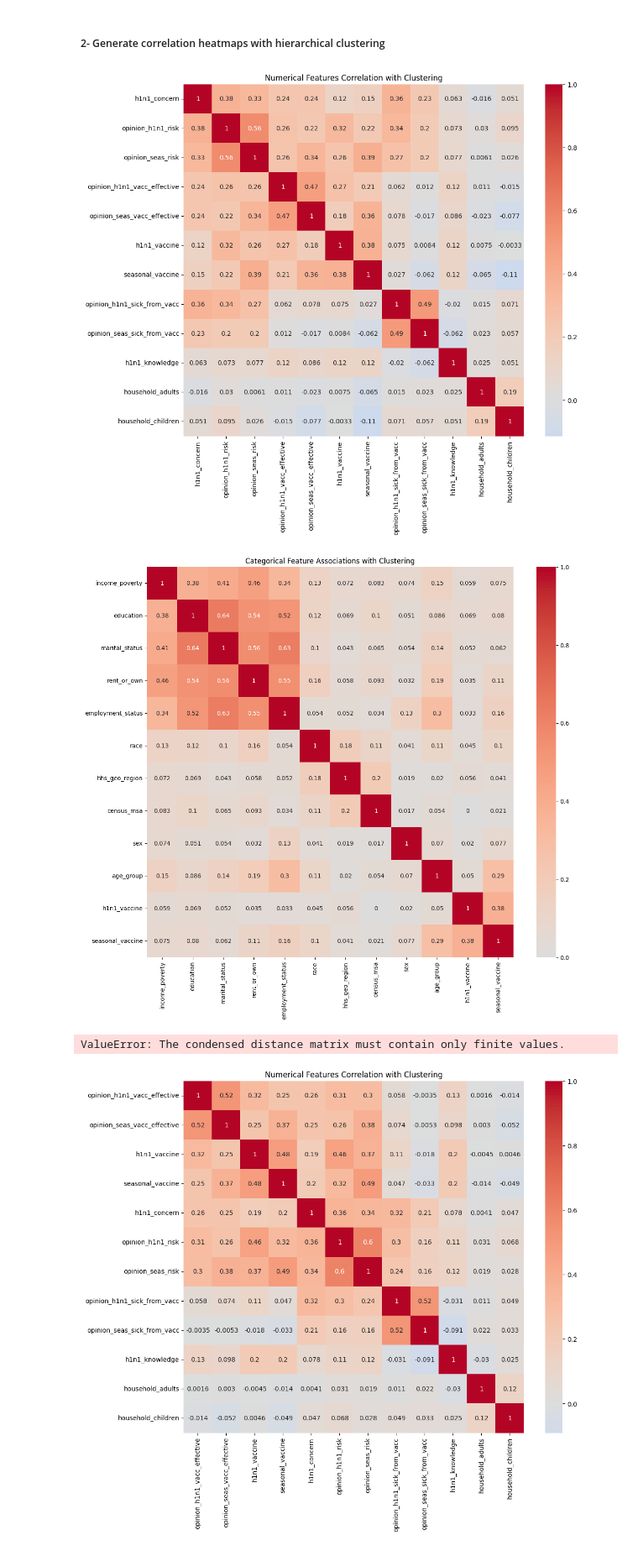
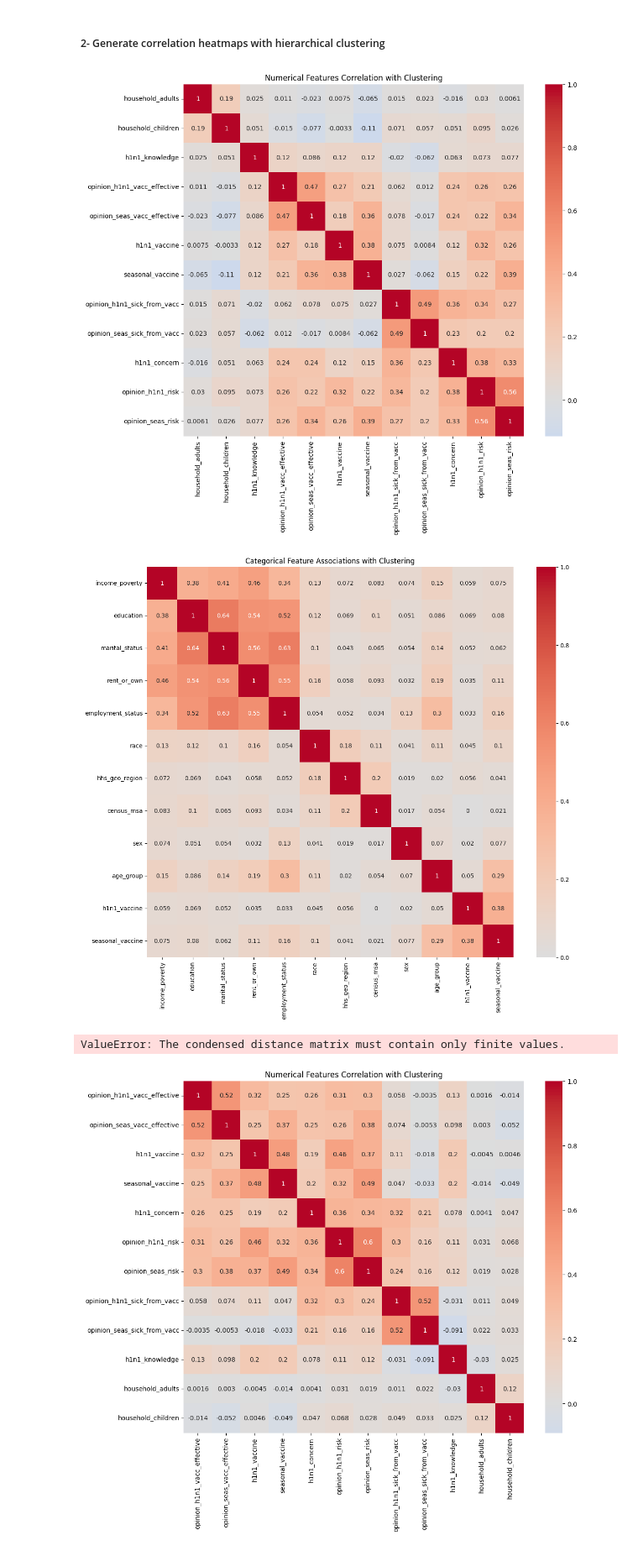
Before and after one commit to gulnamo01/Project-A_Data-Circle, a Jupyter notebook: notebooks/yahya_eda.ipynb, the cells around one changed output. Shown at 84% size. Cells and saved outputs as stored; diff of their text form; code cells hidden in the pictures.

```diff
--- a/notebooks/yahya_eda.ipynb
+++ b/notebooks/yahya_eda.ipynb
@@ -412,8 +426,3 @@ h1n1_knowledge
 3.0     1747
 Name: count, dtype: int64
 ------------------------------
-# %%
-#Check how many unique values do the variables have
-for col in float_cols:
-    unique_vals = train_data[col].nunique()
-    print(f"{col}: {unique_vals} unique values")
@@ -521,0 +715,28 @@ Summary for outliers analysis:
+# %%
+import seaborn as sns
+import matplotlib.pyplot as plt
+
+def plot_heatmap(data, index_var, column_var, vaccine_col='h1n1_vaccine'):
+    pivot = data.pivot_table(index=index_var, columns=column_var, values=vaccine_col, aggfunc='mean')
+
+    plt.figure(figsize=(10, 6))
+    sns.heatmap(pivot, annot=True, fmt=".2f", cmap='YlGnBu', cbar_kws={'label': f'{vaccine_col.replace("_", " ").title()} Rate'})
+    plt.title(f'{vaccine_col.replace("_", " ").title()} Rate by {index_var.replace("_", " ").title()} and {column_var.replace("_", " ").title()}')
+    plt.xlabel(column_var.replace('_', ' ').title())
+    plt.ylabel(index_var.replace('_', ' ').title())
+    plt.tight_layout()
+    plt.show()
+# %%
+heatmap_combos = [
+    ('age_group', 'employment_status'),
+    ('age_group', 'income_poverty'),
+    ('sex', 'age_group'),
+    ('race', 'income_poverty'),
+    ('employment_status', 'education'),
+    ('marital_status', 'income_poverty'),
+    ('race', 'employment_status'),
+]
+
+for idx, col in heatmap_combos:
+    plot_heatmap(train_data, idx, col, vaccine_col='h1n1_vaccine')
+    plot_heatmap(train_data, idx, col, vaccine_col='seasonal_vaccine')
@@ -688,7 +966,7 @@ target = ['h1n1_vaccine', 'seasonal_vaccine']
 # Function for hierarchical clustering and heatmap
 def clustered_heatmap(train_data, title):
     corr = train_data.corr()
-    linkage_matrix = linkage(corr, method='ward')
+    linkage_matrix = linkage(corr)
     idx = leaves_list(linkage_matrix)
     corr_reordered = corr.iloc[idx, idx]
 
@@ -710,35 +988,35 @@ cat_assoc = associations(cat_data, nominal_columns=nominal_columns, plot=False,
 cat_corr = cat_assoc['corr']
 
 # Perform hierarchical clustering
 linkage_matrix = linkage(cat_corr, method='ward')  # 'ward' minimizes variance
 idx = leaves_list(linkage_matrix)  # get the order of the leaves
 cat_corr_reordered = cat_corr.iloc[idx, idx]
 
 plt.figure(figsize=(14, 12))
 sns.heatmap(cat_corr_reordered, annot=True, cmap='coolwarm', center=0)
 plt.title("Categorical Feature Associations with Clustering")
 plt.show()
 
 # 3. Binary Features (Point-Biserial with Target)
 binary_target_corrs = {}
 for bin_col in binary:
     h1n1_corr, _ = pointbiserialr(train_data[bin_col], train_data['h1n1_vaccine'])
     seas_corr, _ = pointbiserialr(train_data[bin_col], train_data['seasonal_vaccine'])
     binary_target_corrs[bin_col] = {'h1n1_vaccine': h1n1_corr, 'seasonal_vaccine': seas_corr}
 
 binary_target_train_data = pd.DataFrame(binary_target_corrs).T
 
 # Perform hierarchical clustering
-linkage_matrix = linkage(binary_target_train_data, method='ward')
+linkage_matrix = linkage(binary_target_train_data)
 idx = leaves_list(linkage_matrix)
 binary_target_train_data_reordered = binary_target_train_data.iloc[idx, :]
 
 plt.figure(figsize=(8, 10))
 sns.heatmap(binary_target_train_data_reordered, annot=True, cmap='coolwarm', center=0)
 plt.title("Binary Feature Correlations with Target Variables (Point-Biserial) and Clustering")
 plt.show()
 # %% [output]
-[figure, old version]
+[figure, new version]
 [figure]
 ValueError: The condensed distance matrix must contain only finite values.
 # %%
```
Also changed, not shown: parts of 24 cells of this notebook, 1 other file.
